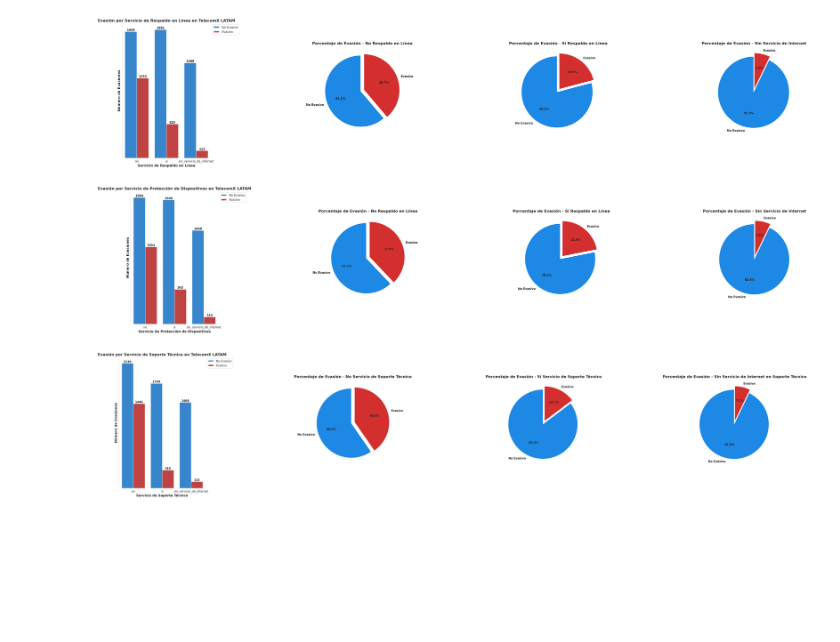
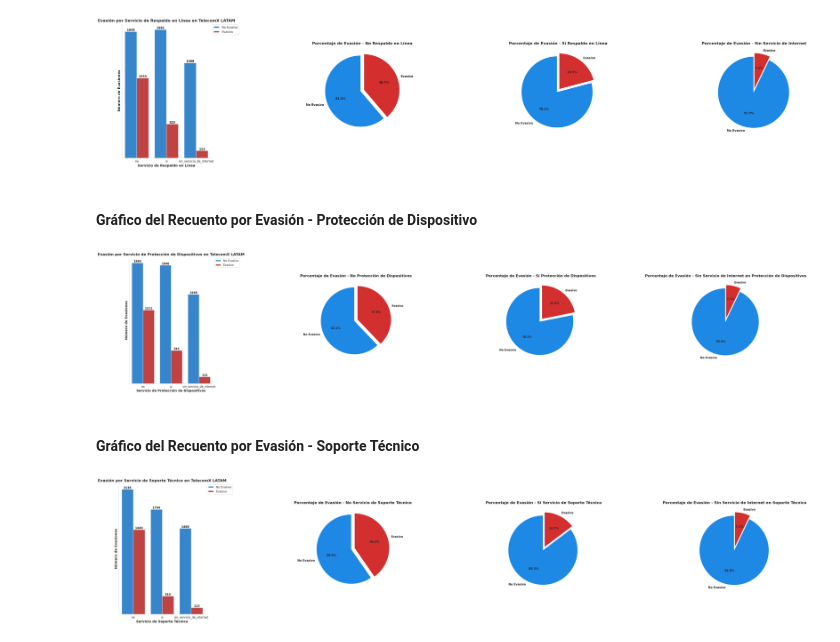
Before and after one commit to AngelLuna476/Challenge_Data_Science_-2-_TelecomX_LATAM, a Jupyter notebook: challenge_2_TelecomX_LATAM.ipynb, the cells around one changed output. Saved outputs shown, nothing was run; the diff lists cells and outputs as text; code cells hidden in the pictures; blank space fills up the shorter version.

```diff
--- a/challenge_2_TelecomX_LATAM.ipynb
+++ b/challenge_2_TelecomX_LATAM.ipynb
@@ -319,0 +325,8 @@ dtype: int64
+# %%
+## Se eliminan las columnas "Total" y "Monthly" debido a que muestran los musmos datos de las columnas "Charges_Total" y "Charges_Monthly"
+
+datos_telecomx_final.drop(['Monthly', 'Total'], axis=1, inplace=True)
+
+
+#Se revisa el hecho de la eliminación de las columnas
+datos_telecomx_final.info()
@@ -341,7 +372,6 @@ display(filas_con_cero)
 # %%
 # Se realiza el reemplazo de los valores vacíos con númericos
 
-datos_telecomx_final["Total"] = datos_telecomx_final["Total"].replace(" ", "0.0")
 datos_telecomx_final["Charges_Total"] = datos_telecomx_final["Charges_Total"].replace(" ", "0.0")
 # %%
 # revisión de los cambios realizados
@@ -674,9 +700,9 @@ traducciones = {
     "Contrato": {"Month-to-month": "mes_a_mes", "One year": "un_ano", "Two year": "dos_anos"},
     "Método_Pago": {
         "Mailed check": "cheque_enviado",
-        "Electronic check": "cheque_electrónico",
-        "Credit card (automatic)": "tarjeta_de_credito_(automatico)",
-        "Bank transfer (automatic)": "transferencia_bancaria_(automatico)"
+        "Electronic check": "cheque_electronico",
+        "Credit card (automatic)": "tarjeta_de_credito__cargo_automatico",
+        "Bank transfer (automatic)": "transferencia_bancaria_cargo_automatico"
     }
 }
 
@@ -1541,6 +1520,8 @@ plt.subplots_adjust(wspace=1.2)
 plt.show()
 # %% [output]
 [figure]
+# %% [markdown]
+#### Gráfico del Recuento por Evasión - Protección de Dispositivo
 # %%
 # 🔹 ** Creación de gráfico Protección_Dispositivo - Evasión
 
@@ -1550,7 +1531,7 @@ plt.show()
 fig, axs = plt.subplots(nrows=1, ncols=4, figsize=(50, 10), gridspec_kw={'width_ratios': [3, 3, 3, 3]}, )
 sns.set_style("whitegrid")
 
-# 🔹 **Generar la tabla con el conteo de evasión por Servicio_Internet**
+# 🔹 **Generar la tabla con el conteo de evasión por Protección_Dispositivo**
 conteo_evasion_Protección_Dispositivo = datos_telecomx_final.groupby(["Protección_Dispositivo", "Evasión"], observed=True).size().unstack(fill_value=0)
 
 # 🔹 **Transformar los datos para que sean compatibles con el gráfico de barras**
@@ -1631,7 +1612,7 @@ sns.despine(ax=axs[0])  # 🔹 Remover bordes del gráfico para mejor estética
 
 
 
-### 🔵 **Gráfico circular para los que << No >> cuentan con el servicio de Respaldo en Línea**
+### 🔵 **Gráfico circular para los que << No >> cuentan con el servicio de Protección de Dispositivos**
 axs[1].pie(
     no_values,
     labels=labels,
@@ -1641,48 +1622,50 @@ axs[1].pie(
     explode=[0.05, 0.05],
     textprops={"fontsize": 12, "fontweight": "bold"}  # 🔹 Aumentar tamaño de etiquetas en el gráfico circular
 )
-axs[1].set_title("Porcentaje de Evasión - No Respaldo en Línea", fontsize=16, fontweight="bold")
+axs[1].set_title("Porcentaje de Evasión - No Protección de Dispositivos", fontsize=16, fontweight="bold")
 
 ##########################################################################################
 
-### 🔵 **Gráfico circular para los que << Sí >> cuentan con el servicio de Respaldo en Línea**
+### 🔵 **Gráfico circular para los que << Sí >> cuentan con el servicio de Protección de Dispositivos**
 axs[2].pie(
     si_values,
     labels=labels,
     autopct="%1.1f%%",
     colors=["#1E88E5", "#D32F2F"],
     startangle=90,
     explode=[0.05, 0.05],
     textprops={"fontsize": 12, "fontweight": "bold"}  # 🔹 Ajustar tamaño del texto en el gráfico circular
 )
-axs[2].set_title("Porcentaje de Evasión - Sí Respaldo en Línea", fontsize=16, fontweight="bold")
+axs[2].set_title("Porcentaje de Evasión - Sí Protección de Dispositivos", fontsize=16, fontweight="bold")
 
 ##########################################################################################
 
-### 🔵 **Gráfico circular para los << sin servicio de internet >> en el servicio de Respaldo en Línea**
+### 🔵 **Gráfico circular para los << sin servicio de internet >> en el servicio de Protección de Dispositivos**
 axs[3].pie(
     sin_servicio_de_internet_values,
     labels=labels,
     autopct="%1.1f%%",
     colors=["#1E88E5", "#D32F2F"],
     startangle=90,
     explode=[0.05, 0.05],
     textprops={"fontsize": 12, "fontweight": "bold"}  # 🔹 Ajustar tamaño del texto en el gráfico circular
 )
-axs[3].set_title("Porcentaje de Evasión - Sin Servicio de Internet", fontsize=16, fontweight="bold")
+axs[3].set_title("Porcentaje de Evasión - Sin Servicio de Internet en Protección de Dispositivos", fontsize=16, fontweight="bold")
 
 
 
 #####################################################################################################################################################################################
 
 
 
 # 🔹 **Separar mejor los gráficos**
 plt.subplots_adjust(wspace=1.2)
 
 plt.show()
 # %% [output]
-[figure, old version]
+[figure, new version]
+# %% [markdown]
+#### Gráfico del Recuento por Evasión - Soporte Técnico
 # %%
 # 🔹 ** Creación de gráfico Soporte_Técnico - Evasión
 
```
Also changed, not shown: parts of 72 cells of this notebook.
